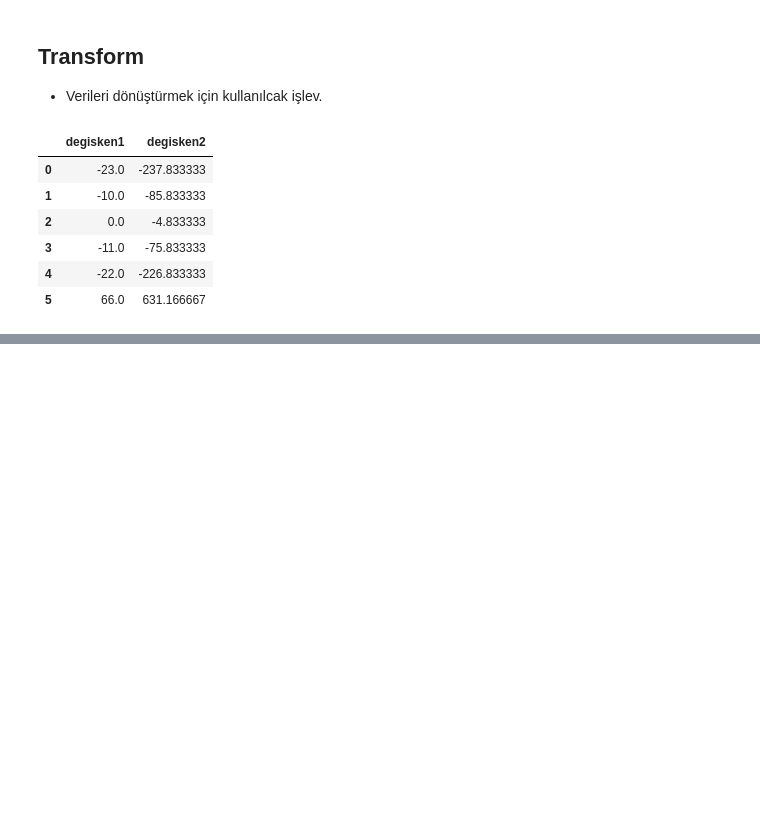
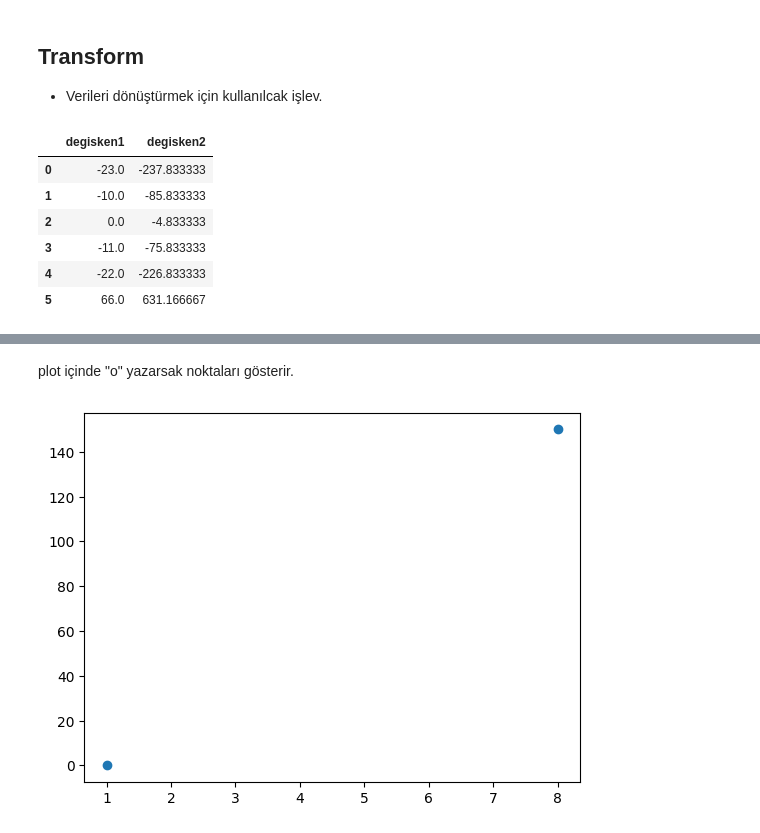
Before and after one commit to cokalonur001/YetGenPython, a Jupyter notebook: 11.Hafta/Eğitim Öncesi Uygulamalar/11.Hafta.ipynb, the cells around one changed output, grey strips where cells are left out. Saved outputs shown, nothing was run; the diff lists cells and outputs as text; code cells hidden in the pictures; blank space fills up the shorter version.

```diff
--- a/11.Hafta/Eğitim Öncesi Uygulamalar/11.Hafta.ipynb
+++ b/11.Hafta/Eğitim Öncesi Uygulamalar/11.Hafta.ipynb
@@ -785,0 +898,7 @@ dfa.transform(lambda x : x -x.mean()) #Ortalamaları verdi ve ortalamaları x de
+# %% [markdown]
+plot içinde "o" yazarsak noktaları gösterir.
+# %%
+plt.plot(x,y,"o")
+plt.show()
+# %% [output]
+[figure, added]
```
Also changed, not shown: parts of 24 cells of this notebook.
